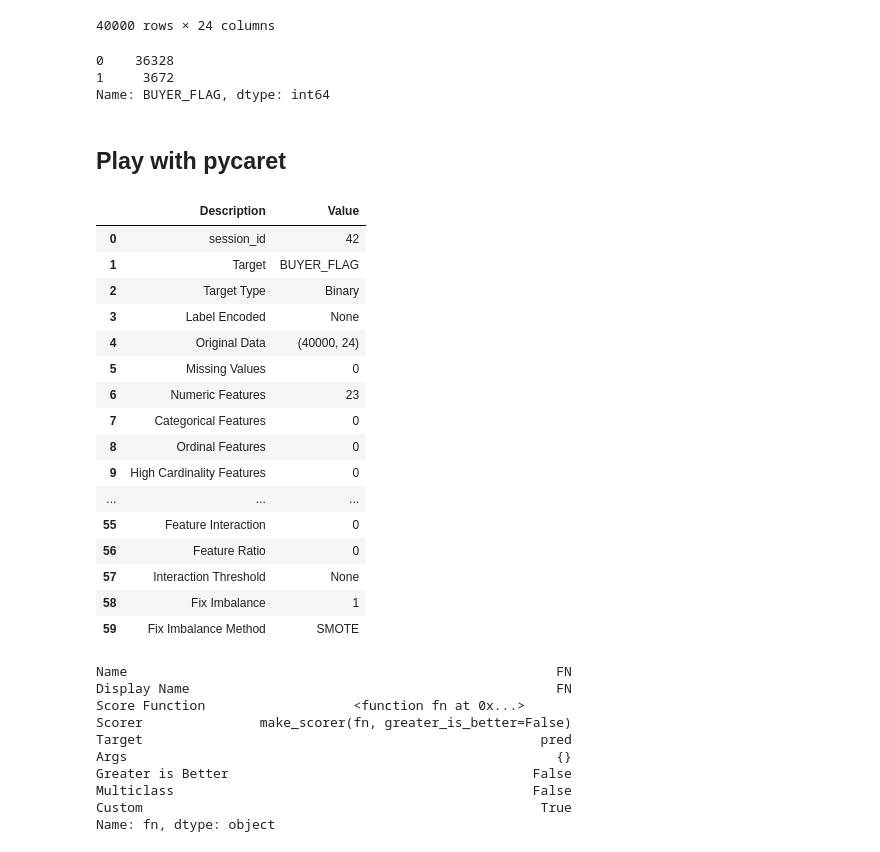
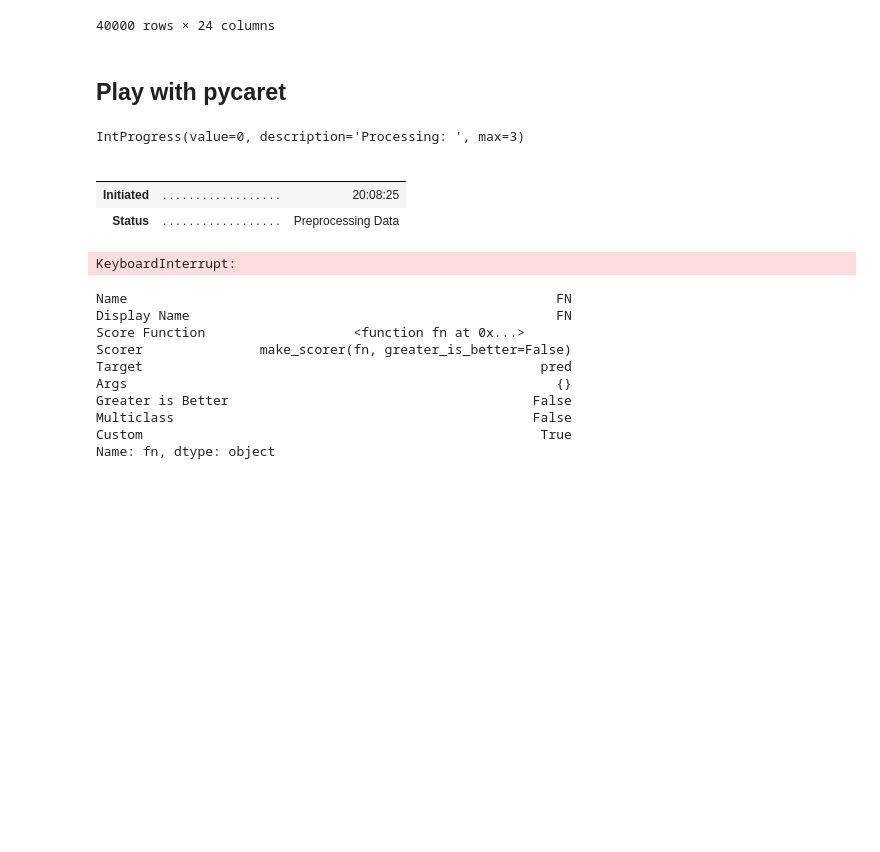
Before and after one commit to shaypal5/mba_ds_project, a Jupyter notebook: notebooks/pycaret_play.ipynb, the cells around one changed output. Cells and saved outputs as stored; diff of their text form; code cells hidden in the pictures; blank space fills up the shorter version.

```diff
--- a/notebooks/pycaret_play.ipynb
+++ b/notebooks/pycaret_play.ipynb
@@ -96,12 +98,6 @@ tdf
 | 39999 | 7.934329 | 0 | 0 | 1 | 1 | 55 | 30 | ... |
 | 40000 | 5.462166 | 0 | 0 | 0 | 6 | 8 | 20 | ... |
 40000 rows × 24 columns
-# %%
-tdf.BUYER_FLAG.value_counts()
-# %% [output]
-0    36328
-1     3672
-Name: BUYER_FLAG, dtype: int64
 # %% [markdown]
 ## Play with pycaret
 # %%
@@ -127,31 +125,23 @@ num_columns = [x for x in tdf.columns if x != Column.BUYER_FLAG]
 # %%
 clf_handle = setup(
     data = tdf,
     target = Column.BUYER_FLAG,
     train_size=0.8,
     session_id=42,
     numeric_features=num_columns,
+    group_features=[FEATURE_GROUPS[k] for k in FEATURE_GROUPS],
+    group_names=[k for k in FEATURE_GROUPS],
     normalize=True,
     remove_perfect_collinearity=True,
     data_split_stratify=True,
     silent=True,
     fix_imbalance=True,
+    fix_imbalance_method=RandomOverSampler(),
 )
 # %% [output]
+IntProgress(value=0, description='Processing: ', max=3)
-|  | Description | Value |
-| 0 | session_id | 42 |
-| 1 | Target | BUYER_FLAG |
-| 2 | Target Type | Binary |
-| 3 | Label Encoded | None |
-| 4 | Original Data | (40000, 24) |
-| 5 | Missing Values | 0 |
-| 6 | Numeric Features | 23 |
-| 7 | Categorical Features | 0 |
-| 8 | Ordinal Features | 0 |
-| 9 | High Cardinality Features | 0 |
-| ... | ... | ... |
-| 55 | Feature Interaction | 0 |
-| 56 | Feature Ratio | 0 |
-| 57 | Interaction Threshold | None |
-| 58 | Fix Imbalance | 1 |
-| 59 | Fix Imbalance Method | SMOTE |
+|  |  |  |
+|  |  |  |
+| Initiated | . . . . . . . . . . . . . . . . . . | 20:08:25 |
+| Status | . . . . . . . . . . . . . . . . . . | Preprocessing Data |
+KeyboardInterrupt:
```
Also changed, not shown: parts of 31 cells of this notebook, 7 other files.
